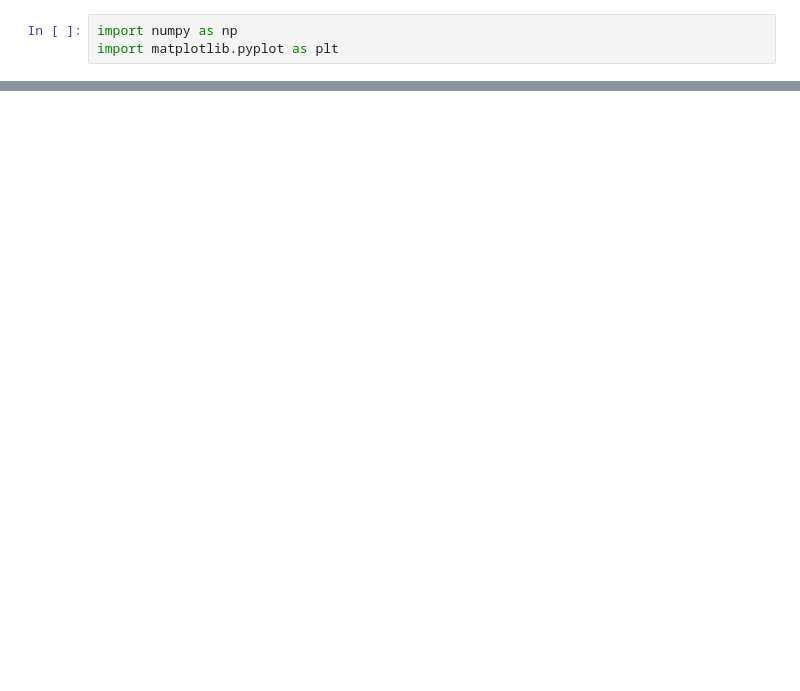
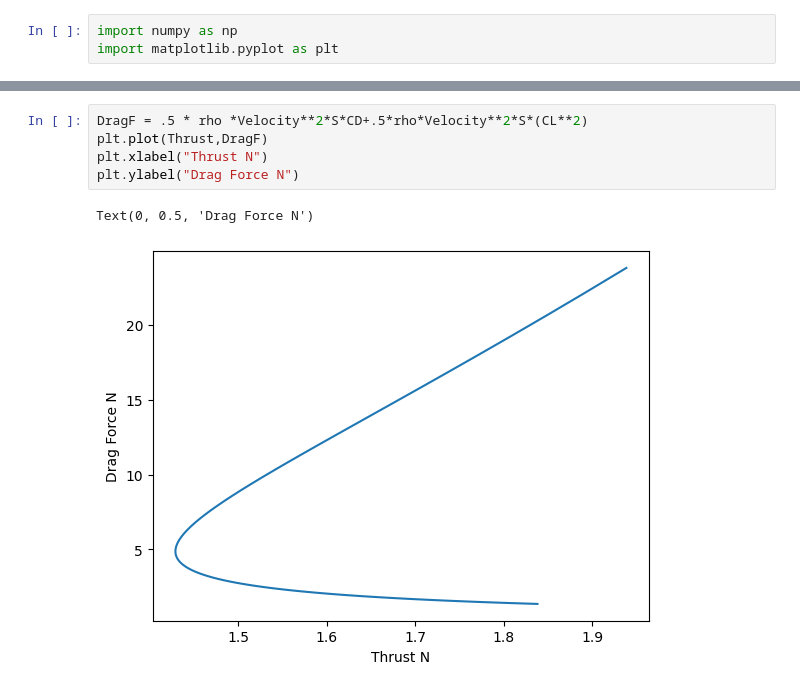
Before and after one commit to dannygraunke/VTOL-Vision, a Jupyter notebook: Initial_Calculations.ipynb, the cells around one changed output, grey strips where cells are left out. Drawn from its saved outputs; the diff is of its cells as text; blank space fills up the shorter version.

```diff
--- a/Initial_Calculations.ipynb
+++ b/Initial_Calculations.ipynb
@@ -16,3 +33,11 @@ LiftForce = 1/2 * rho * Velocity**2 * S * CL
+# %%
+DragF = .5 * rho *Velocity**2*S*CD+.5*rho*Velocity**2*S*(CL**2)
+plt.plot(Thrust,DragF)
+plt.xlabel("Thrust N")
+plt.ylabel("Drag Force N")
+# %% [output]
+Text(0, 0.5, 'Drag Force N')
+[figure, added]
 # %%
 print(f'Thrust is: {Thrust} Newtons\nPower is: {Power} Watts\nCl is: {CL}\nLift Force is: {LiftForce} Newtons')
 # %% [output]
```
Also changed, not shown: parts of 5 cells of this notebook.
